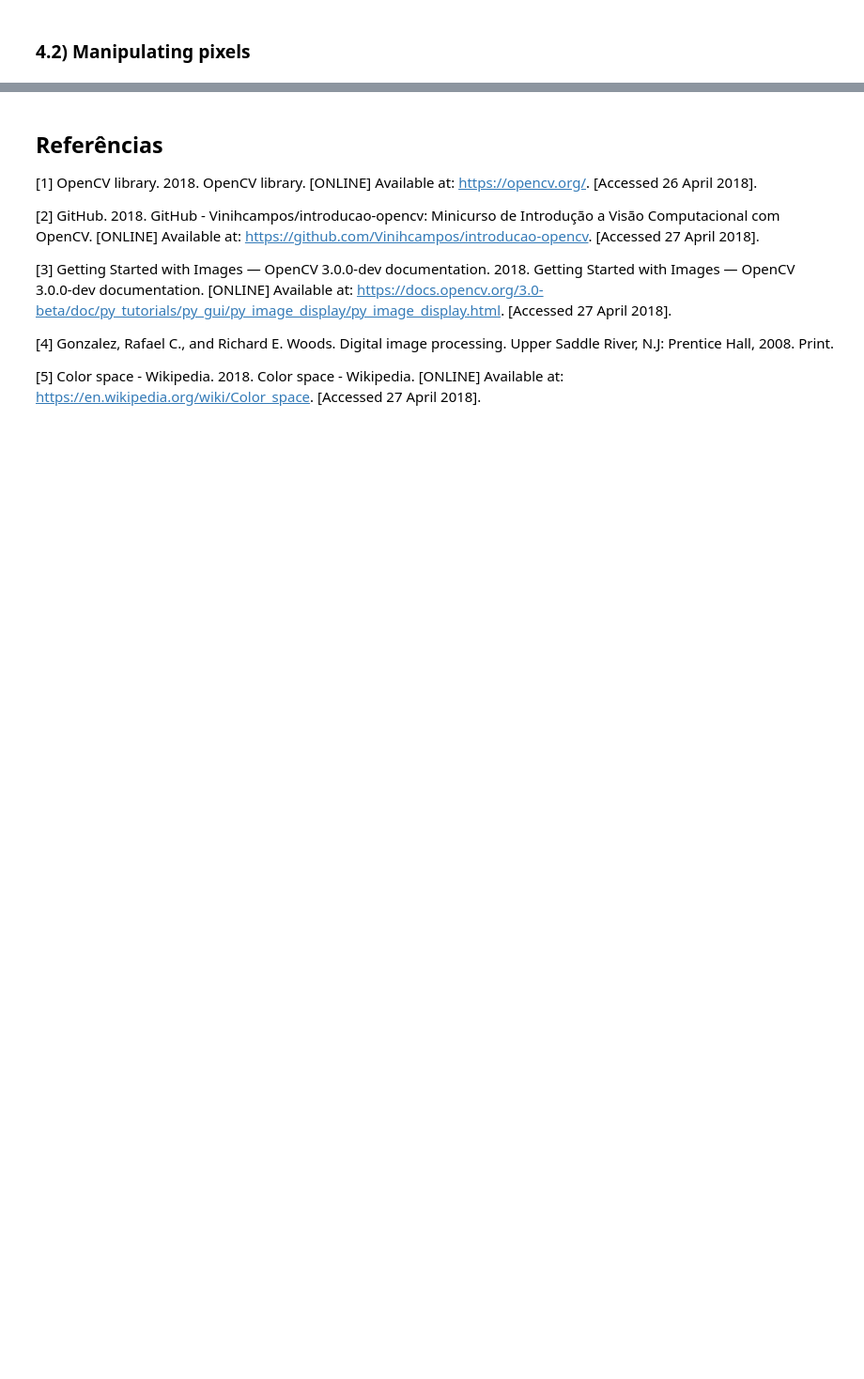
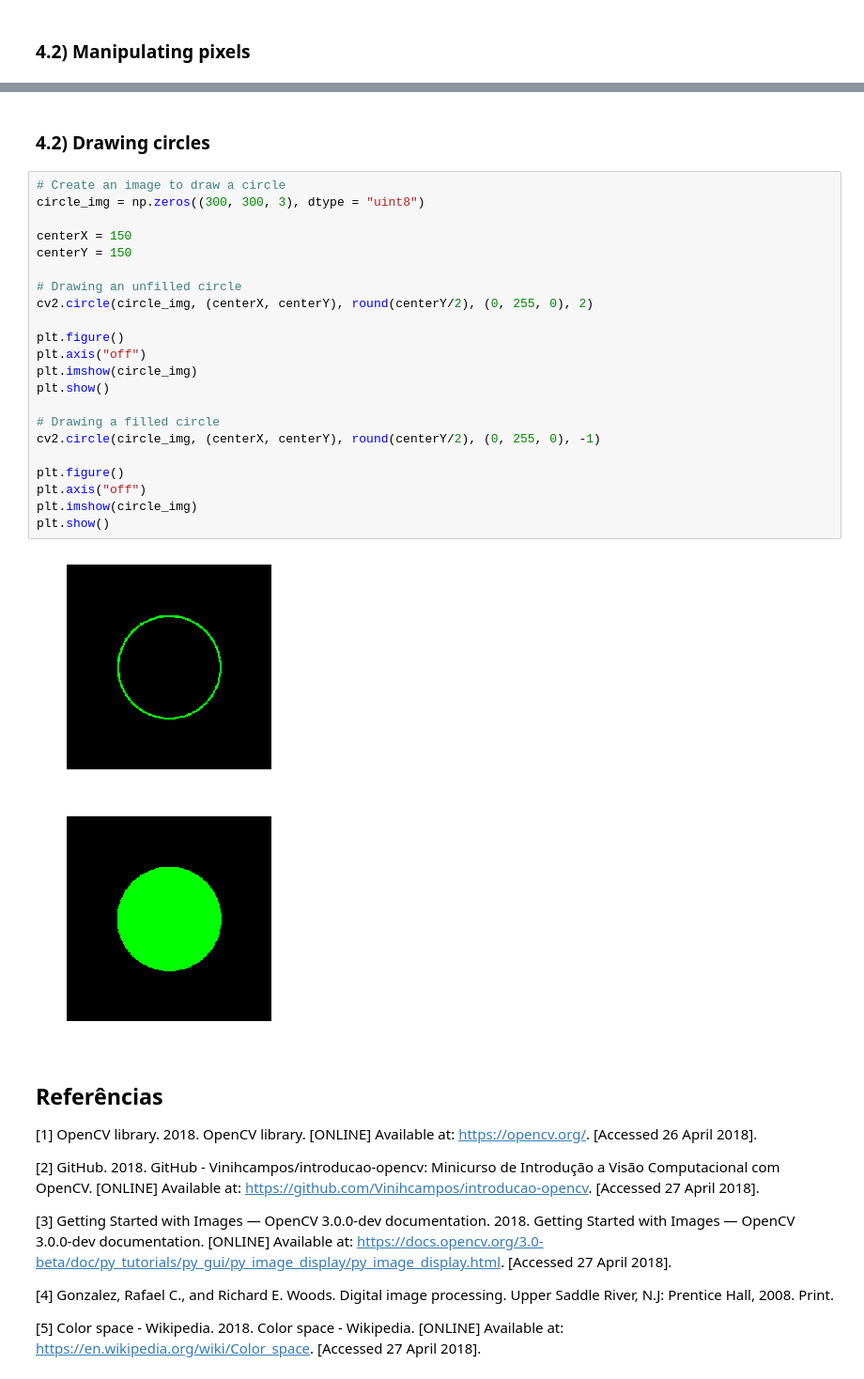
Before and after one commit to cs-ufrn/minicourse-opencv, a Jupyter notebook: OpenCV - Basic Concepts.ipynb, the cells around one changed output, grey strips where cells are left out. Shown: that part at 94% size. Saved outputs shown, nothing was run; the diff lists cells and outputs as text; blank space fills up the shorter version.

```diff
--- a/OpenCV - Basic Concepts.ipynb
+++ b/OpenCV - Basic Concepts.ipynb
@@ -126,3 +154,30 @@ Pixel at (0, 0) - Red: 255, Green: 255, Blue: 255
+# %% [markdown]
+### 4.2) Drawing circles
+# %%
+# Create an image to draw a circle
+circle_img = np.zeros((300, 300, 3), dtype = "uint8")
+
+centerX = 150
+centerY = 150
+
+# Drawing an unfilled circle
+cv2.circle(circle_img, (centerX, centerY), round(centerY/2), (0, 255, 0), 2)
+
+plt.figure()
+plt.axis("off")
+plt.imshow(circle_img)
+plt.show()
+
+# Drawing a filled circle
+cv2.circle(circle_img, (centerX, centerY), round(centerY/2), (0, 255, 0), -1)
+
+plt.figure()
+plt.axis("off")
+plt.imshow(circle_img)
+plt.show()
+# %% [output]
+[figure, added]
+[figure, added]
 # %% [markdown]
 ## Referências
 
```
Also changed, not shown: parts of 4 cells of this notebook.
